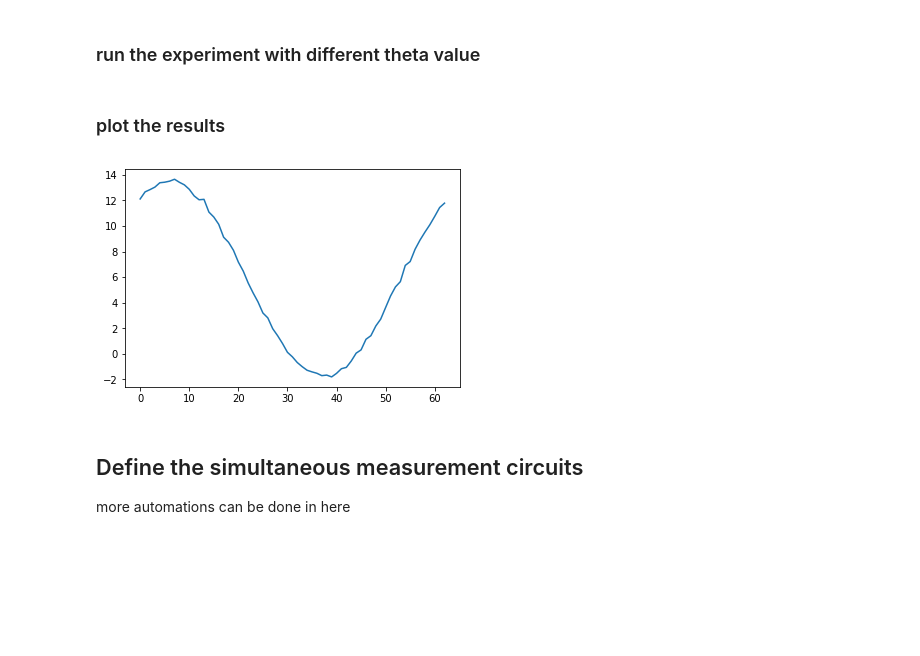
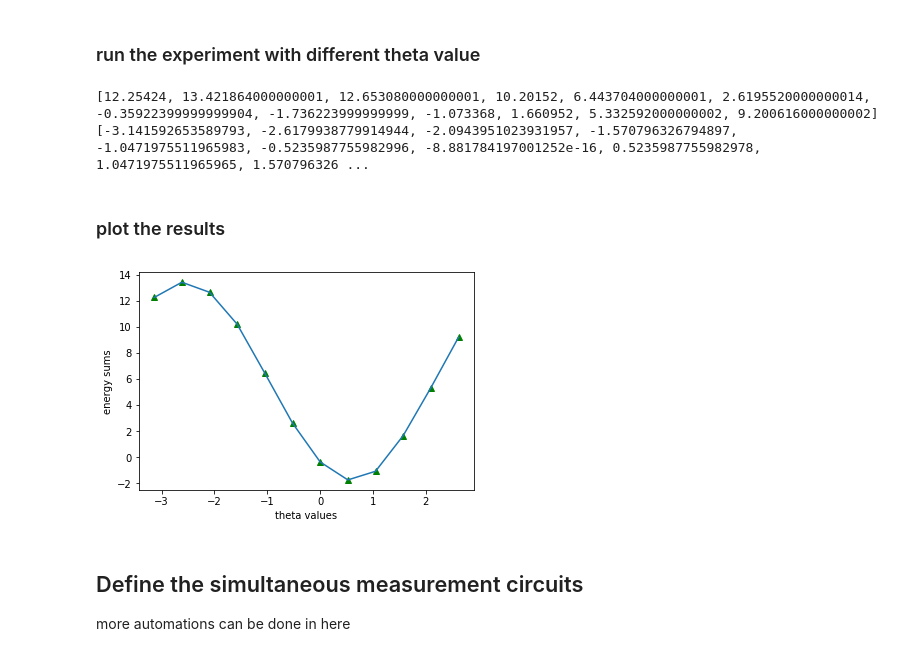
Before and after one commit to teaguetomesh/vqe-term-grouping, a Jupyter notebook: Deuteron with UCCSD ansatz and VQE circuits.ipynb, the cells around one changed output. Cells and saved outputs as stored; diff of their text form; code cells hidden in the pictures; blank space fills up the shorter version.

```diff
--- a/Deuteron with UCCSD ansatz and VQE circuits.ipynb
+++ b/Deuteron with UCCSD ansatz and VQE circuits.ipynb
@@ -36,24 +29,27 @@ def get_ucc_ansatz(theta):
 ## Define the naive measurement circuits
 more automations can be done in here
 # %%
+# set up the number of shots
+shots = 5000
+
 def measure_zi(theta):
     circuit = get_ucc_ansatz(theta)
     circuit.measure(0, 0)
     circuit.measure(1, 1)
-    job = qiskit.execute(circuit, backend=backend, shots=1000)
+    job = qiskit.execute(circuit, backend=backend, shots=shots)
     #job_monitor(job)
     counts = job.result().get_counts(circuit)
-    return (counts.get('00', 0) + counts.get('10', 0) - counts.get('11', 0) - counts.get('01', 0))/1000
+    return (counts.get('00', 0) + counts.get('10', 0) - counts.get('11', 0) - counts.get('01', 0))/shots
 
 
 def measure_iz(theta):
     circuit = get_ucc_ansatz(theta)
     circuit.measure(0, 0)
     circuit.measure(1, 1)
-    job = qiskit.execute(circuit, backend=backend, shots=1000)
+    job = qiskit.execute(circuit, backend=backend, shots=shots)
     #job_monitor(job)
     counts = job.result().get_counts(circuit)
-    return (counts.get('00', 0) + counts.get('01', 0) - counts.get('10', 0) - counts.get('11', 0))/1000
+    return (counts.get('00', 0) + counts.get('01', 0) - counts.get('10', 0) - counts.get('11', 0))/shots
 
 
 def measure_xx(theta):
@@ -62,10 +58,10 @@ def measure_xx(theta):
     circuit.h(1)
     circuit.measure(0, 0)
     circuit.measure(1, 1)
-    job = qiskit.execute(circuit, backend=backend, shots=1000)
+    job = qiskit.execute(circuit, backend=backend, shots=shots)
     #job_monitor(job)
     counts = job.result().get_counts(circuit)
-    return (counts.get('00', 0) + counts.get('11', 0) - counts.get('01', 0) - counts.get('10', 0))/1000
+    return (counts.get('00', 0) + counts.get('11', 0) - counts.get('01', 0) - counts.get('10', 0))/shots
 
 
 def measure_yy(theta):
@@ -76,10 +72,10 @@ def measure_yy(theta):
     circuit.sdg(1)
     circuit.measure(0, 0)
     circuit.measure(1, 1)
-    job = qiskit.execute(circuit, backend=backend, shots=1000)
+    job = qiskit.execute(circuit, backend=backend, shots=shots)
     #job_monitor(job)
     counts = job.result().get_counts(circuit)
-    return (counts.get('00', 0) + counts.get('11', 0) - counts.get('01', 0) - counts.get('10', 0))/1000
+    return (counts.get('00', 0) + counts.get('11', 0) - counts.get('01', 0) - counts.get('10', 0))/shots
 
 def measure_hamiltonian(theta):
     return 5.9 + .22 * measure_zi(theta) - 6.1 * measure_iz(theta) - 2.14 * measure_xx(theta) - 2.14 * measure_yy(theta)
@@ -88,16 +84,26 @@ def measure_hamiltonian(theta):
 # %%
 import numpy as np
 values = []
-for theta in np.arange(-np.pi, np.pi, 0.1):
+thetas = []
+for theta in np.arange(-np.pi, np.pi, np.pi/6):
     values.append(measure_hamiltonian(theta))
+    thetas.append(theta)
+print(values)
+print(thetas)
+# %% [output]
+[12.25424, 13.421864000000001, 12.653080000000001, 10.20152, 6.443704000000001, 2.6195520000000014, -0.35922399999999904, -1.736223999999999, -1.073368, 1.660952, 5.332592000000002, 9.200616000000002]
+[-3.141592653589793, -2.6179938779914944, -2.0943951023931957, -1.570796326794897, -1.0471975511965983, -0.5235987755982996, -8.881784197001252e-16, 0.5235987755982978, 1.0471975511965965, 1.570796326 ...
 # %% [markdown]
 ### plot the results
 # %%
 import matplotlib.pyplot as plt
-plt.plot(values)
+plt.plot(thetas, values, 'g^')
+plt.plot(thetas, values)
+plt.xlabel('theta values')
+plt.ylabel('energy sums')
 plt.show()
 # %% [output]
-[figure, old version]
+[figure, new version]
 # %% [markdown]
 ## Define the simultaneous measurement circuits
 more automations can be done in here
```
Also changed, not shown: parts of 10 cells of this notebook, 1 other file.
